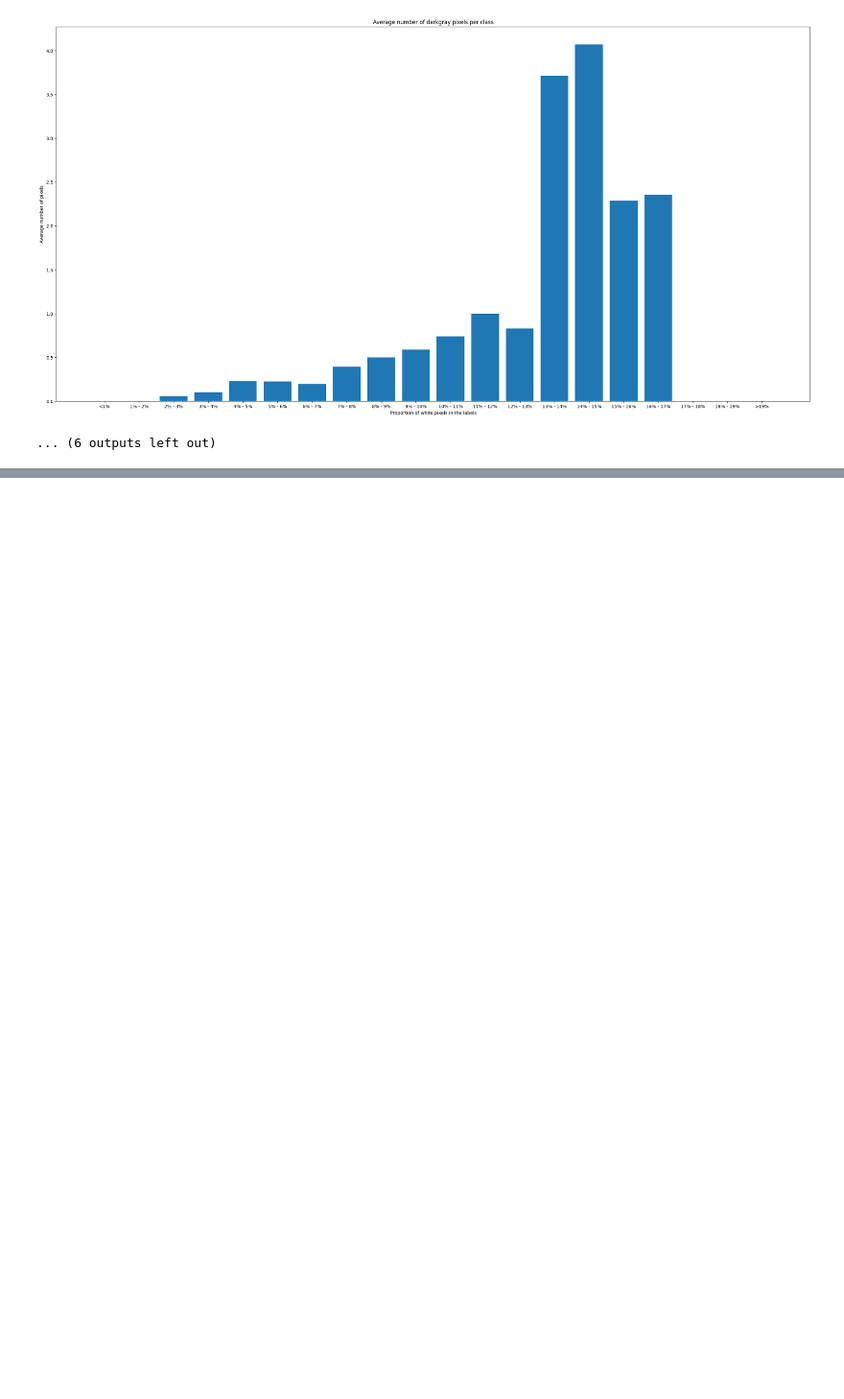
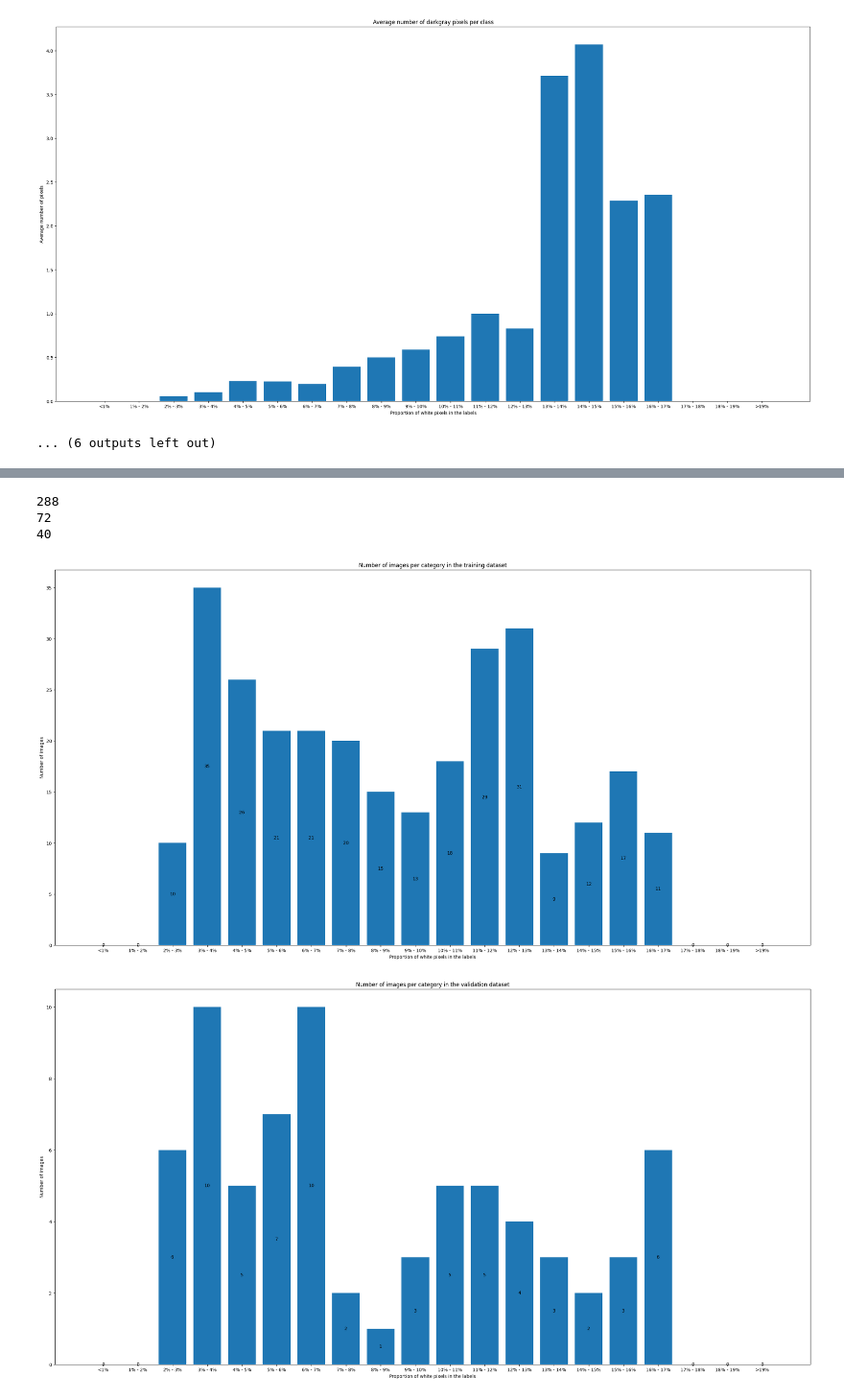
Before and after one commit to ejdam87/liver-segmentation, a Jupyter notebook: exploratory/EDA.ipynb, the cells around one changed output, grey strips where cells are left out. Shown at 96% size. Cells and saved outputs as stored; diff of their text form; code cells hidden in the pictures; blank space fills up the shorter version.

```diff
--- a/exploratory/EDA.ipynb
+++ b/exploratory/EDA.ipynb
@@ -54,6 +63,10 @@ for i in range(1, N):
     print("Image_" + code + ": " + image.shape)
   if label.shape != label_0.shape:
     print("Label_" + code + ": " + label.shape)
+  if np.array_equal(image[:,:,0],image[:,:,1])==False or np.array_equal(image[:,:,0],image[:,:,2])==False:
+    print("Image_" + code + ": real RGB")
+  if np.array_equal(label[:,:,0],label[:,:,1])==False or np.array_equal(label[:,:,0],label[:,:,2])==False:
+    print("Label_" + code + ": real RGB")
 # %% [output]
 (512, 512, 3)
 (512, 512, 3)
@@ -487,0 +577,46 @@ for colour in colours_list:
+# %%
+print(train_x.size)
+print(val_x.size)
+print(test_x.size)
+# %% [output]
+288
+72
+40
+# %%
+train_classes = define_classes(colours_train_labels, 512*512)
+val_classes = define_classes(colours_val_labels, 512*512)
+test_classes = define_classes(colours_test_labels, 512*512)
+
+# Number of white pixels
+train_categories = list(train_classes.keys())
+train_count = [len(train_classes[key]) for key in train_classes.keys()]
+fig, ax = plt.subplots(figsize=(30, 15))
+p = ax.bar(train_categories, train_count)
+ax.bar_label(p, label_type='center')
+ax.set_title("Number of images per category in the training dataset")
+ax.set_xlabel("Proportion of white pixels in the labels")
+ax.set_ylabel("Number of images")
+plt.show()
+
+val_categories = list(val_classes.keys())
+val_count = [len(val_classes[key]) for key in val_classes.keys()]
+fig, ax = plt.subplots(figsize=(30, 15))
+p = ax.bar(val_categories, val_count)
+ax.bar_label(p, label_type='center')
+ax.set_title("Number of images per category in the validation dataset")
+ax.set_xlabel("Proportion of white pixels in the labels")
+ax.set_ylabel("Number of images")
+plt.show()
+
+test_categories = list(test_classes.keys())
+test_count = [len(test_classes[key]) for key in test_classes.keys()]
+fig, ax = plt.subplots(figsize=(30, 15))
+p = ax.bar(test_categories, test_count)
+ax.bar_label(p, label_type='center')
+ax.set_title("Number of images per category in the testing dataset")
+ax.set_xlabel("Proportion of white pixels in the labels")
+ax.set_ylabel("Number of images")
+plt.show()
+# %% [output]
+[figure, added]
+[figure, added]
```
Also changed, not shown: parts of 6 cells of this notebook.
